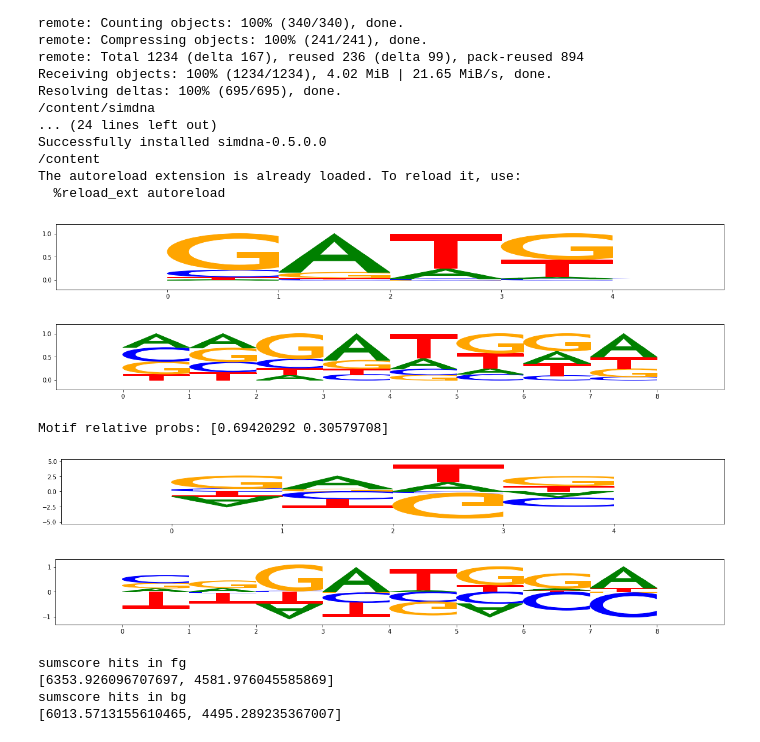
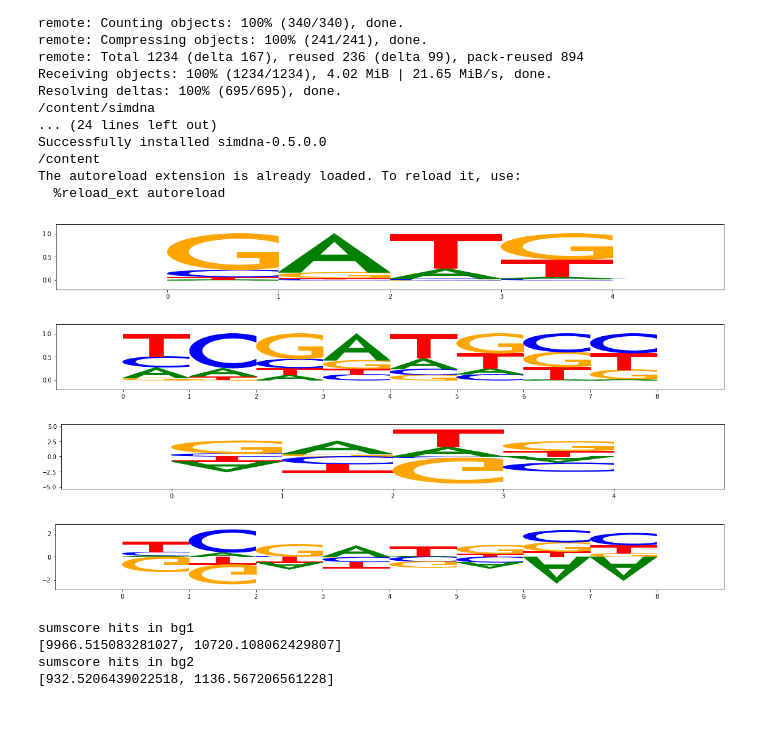
Before and after one commit to AvantiShri/colab_notebooks, a Jupyter notebook: misc_examples/SimulateImpScores.ipynb, the cells around one changed output. Cells and saved outputs as stored; diff of their text form; code cells hidden in the pictures.

```diff
--- a/misc_examples/SimulateImpScores.ipynb
+++ b/misc_examples/SimulateImpScores.ipynb
@@ -115,38 +115,38 @@ def gen_motif_with_lower_ic_and_diff_flanks(rng, core_len, core_alpha, flank_len
 
 motif2a, motif2b = gen_motif_with_lower_ic_and_diff_flanks(
                       rng=rng, core_len=4,
-                      core_alpha=0.4, flank_len=2, flank_alpha=2.0,
+                      core_alpha=0.4, flank_len=2, flank_alpha=1.0,
                       core_pc=0.2) #core_pc is 'core_pseudocount'
 
 viz_sequence.plot_weights(motif2a)
 viz_sequence.plot_weights(motif2b)
 
 """motif3 = np.concatenate([generate_ppm(rng, length=3, alpha=2.0),
                          generate_ppm(rng, length=9, alpha=0.5),
                          generate_ppm(rng, length=3, alpha=2.0)])
 viz_sequence.plot_weights(motif3)
 
 motif4 = np.concatenate([generate_ppm(rng, length=2, alpha=2.0),
                          generate_ppm(rng, length=11, alpha=0.7),
                          generate_ppm(rng, length=2, alpha=2.0)])
 viz_sequence.plot_weights(motif4)
 
 motif5 = np.concatenate([generate_ppm(rng, length=1, alpha=2.0),
                          generate_ppm(rng, length=13, alpha=0.7),
                          generate_ppm(rng, length=1, alpha=2.0)])
 viz_sequence.plot_weights(motif5)
 
 motif6 = np.concatenate([generate_ppm(rng, length=5, alpha=0.5),
                          generate_ppm(rng, length=5, alpha=2.0),
                          generate_ppm(rng, length=5, alpha=0.5)])
 viz_sequence.plot_weights(motif6)"""
 
 
 motifs = [motif2a, motif2b]
 #motifs = [motif1a, motif1b, motif2a, motif2b]#, motif3, motif4, motif5, motif6]
 # %% [output]
 [figure]
-[figure, old version]
+[figure, new version]
 # %%
 #generate simulate sequences
 from importlib import reload
@@ -157,12 +157,12 @@ from simdna.simdnautil.pwm import PWM
 import simdna.synthetic as sn
 import simdna
 
-rng = np.random.RandomState(1234)
+"""rng = np.random.RandomState(1234)
 
 simdnapwmembedders = [sn.SubstringEmbedder(sn.PwmSampler(
                        PWM(name="motif"+str(idx),probMatrix=motif,
                            pseudocountProb=0.0)),
-                           positionGenerator=sn.InsideCentralBp(centralBp=200))
+                           positionGenerator=sn.InsideCentralBp(centralBp=50))
                       for idx,motif in enumerate(motifs)]
 relative_probs = rng.dirichlet(alpha=np.ones(len(motifs))*5)
 print("Motif relative probs:", relative_probs)
@@ -171,13 +171,27 @@ embedder = sn.RandomSubsetOfEmbedders(
               probs=relative_probs)
 simulator = sn.EmbedInABackground(
     backgroundGenerator=sn.ZeroOrderBackgroundGenerator(
-        seqLength=300,
+        seqLength=100,
         discreteDistribution={'A':0.27, 'C':0.23, 'G':0.23, 'T': 0.27}),
         embedders=[embedder])
 
 sn.print_sequences(
     outputFileName="mysim.simdna",
-    sequenceSetGenerator=sn.GenerateSequenceNTimes(simulator, N=200),
+    sequenceSetGenerator=sn.GenerateSequenceNTimes(simulator, N=1000),
+    includeEmbeddings=True)"""
+
+bgsimulator = sn.EmbedInABackground(
+    backgroundGenerator=sn.ZeroOrderBackgroundGenerator(
+        seqLength=100,
+        discreteDistribution={'A':0.27, 'C':0.23, 'G':0.23, 'T': 0.27}),
+        embedders=[])
+
+sn.print_sequences(
+    outputFileName="bgsim1.simdna",
+    sequenceSetGenerator=sn.GenerateSequenceNTimes(bgsimulator, N=1000),
     includeEmbeddings=True)
+
+sn.print_sequences(
+    outputFileName="bgsim2.simdna",
+    sequenceSetGenerator=sn.GenerateSequenceNTimes(bgsimulator, N=100),
+    includeEmbeddings=True)
-# %% [output]
-Motif relative probs: [0.69420292 0.30579708]
@@ -217,7 +226,7 @@ for pwm in pwms:
   viz_sequence.plot_weights(pwm - np.mean(pwm, axis=-1)[:,None])
 # %% [output]
 [figure]
-[figure, old version]
+[figure, new version]
 # %%
 #scan each sequence with the rolling window sums.
 import modisco
@@ -319,18 +328,24 @@ def get_competitive_pwm_hits(onehot_seqs, pwms, competition_window):
 
 COMPETITION_WINDOW = max([len(x) for x in pwms])
 
-(fg_allseq_pwm_hits, fg_pwm_to_hits) = get_competitive_pwm_hits(
-    onehot_seqs=fg_onehot_seqs, pwms=pwms,
+#(fg_allseq_pwm_hits, fg_pwm_to_hits) = get_competitive_pwm_hits(
+#    onehot_seqs=fg_onehot_seqs, pwms=pwms,
+#    competition_window=COMPETITION_WINDOW)
+(bg1_allseq_pwm_hits, bg1_pwm_to_hits) = get_competitive_pwm_hits(
+    onehot_seqs=bg1_onehot_seqs, pwms=pwms,
     competition_window=COMPETITION_WINDOW)
-(bg_allseq_pwm_hits, bg_pwm_to_hits) = get_competitive_pwm_hits(
-    onehot_seqs=bg_onehot_seqs, pwms=pwms,
+(bg2_allseq_pwm_hits, bg2_pwm_to_hits) = get_competitive_pwm_hits(
+    onehot_seqs=bg2_onehot_seqs, pwms=pwms,
     competition_window=COMPETITION_WINDOW)
 
-print("sumscore hits in fg")
-print([np.sum([y.logodds_score for y in x]) for x in fg_pwm_to_hits])
+#print("sumscore hits in fg")
+#print([np.sum([y.logodds_score for y in x]) for x in fg_pwm_to_hits])
 
-print("sumscore hits in bg")
-print([np.sum([y.logodds_score for y in x]) for x in bg_pwm_to_hits])
+print("sumscore hits in bg1")
+print([np.sum([y.logodds_score for y in x]) for x in bg1_pwm_to_hits])
+
+print("sumscore hits in bg2")
+print([np.sum([y.logodds_score for y in x]) for x in bg2_pwm_to_hits])
 
 #for logodds_scan in fg_logodds_scans:
 #  print(np.sum(logodds_scan+mu > 0)) #instances of "positive" hits
@@ -338,10 +353,10 @@ print([np.sum([y.logodds_score for y in x]) for x in bg_pwm_to_hits])
 #for logodds_scan in bg_logodds_scans:
 #  print(np.sum(logodds_scan+mu > 0)) #instances of "positive" hits
 # %% [output]
-sumscore hits in fg
-[6353.926096707697, 4581.976045585869]
-sumscore hits in bg
-[6013.5713155610465, 4495.289235367007]
+sumscore hits in bg1
+[9966.515083281027, 10720.108062429807]
+sumscore hits in bg2
+[932.5206439022518, 1136.567206561228]
 # %%
 
 def logodds_to_score(logodds):
```
Also changed, not shown: parts of 40 cells of this notebook.
